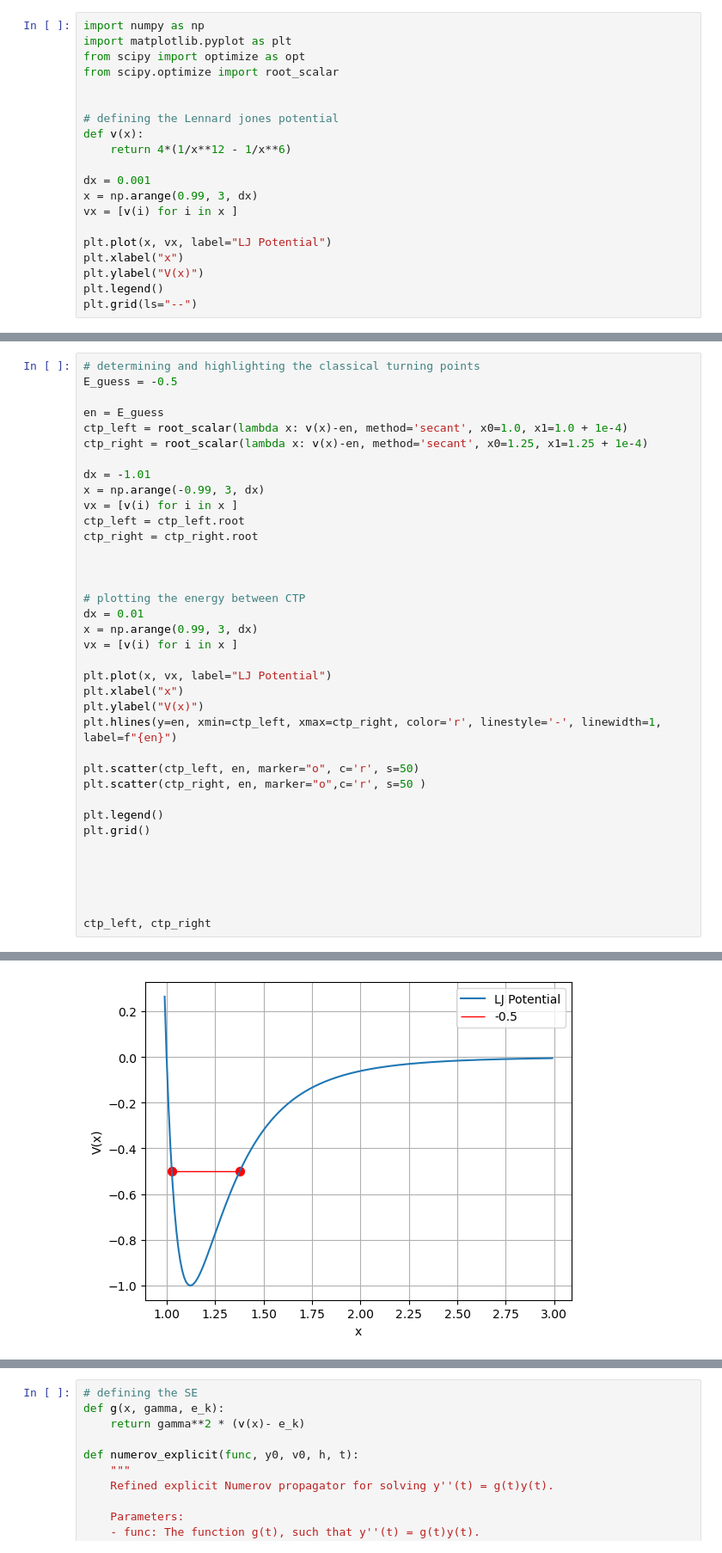
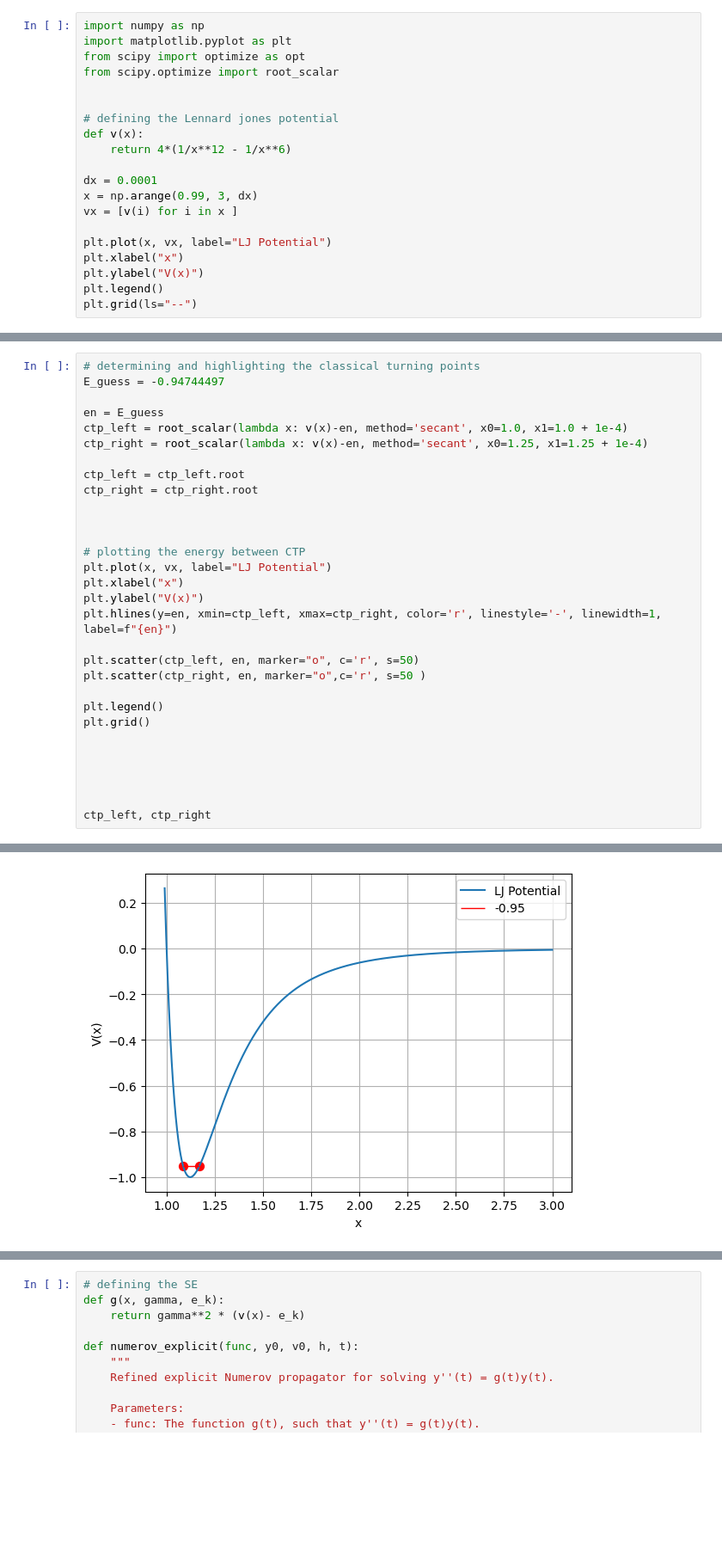
Before and after one commit to SoumyajeetMazumdar/CQMPP, a Jupyter notebook: #4/Q4_LJdimers.ipynb, the cells around one changed output, grey strips where cells are left out. Shown: that part at 86% size. Cells and saved outputs as stored; diff of their text form; blank space fills up the shorter version.

```diff
--- a/#4/Q4_LJdimers.ipynb
+++ b/#4/Q4_LJdimers.ipynb
@@ -9,7 +9,7 @@ from scipy.optimize import root_scalar
 def v(x):
     return 4*(1/x**12 - 1/x**6)
 
-dx = 0.001
+dx = 0.0001
 x = np.arange(0.99, 3, dx)
 vx = [v(i) for i in x ]
 
@@ -22,25 +22,18 @@ plt.grid(ls="--")
 [figure]
 # %%
 # determining and highlighting the classical turning points
-E_guess = -0.5
+E_guess = -0.94744497
 
 en = E_guess
 ctp_left = root_scalar(lambda x: v(x)-en, method='secant', x0=1.0, x1=1.0 + 1e-4)
 ctp_right = root_scalar(lambda x: v(x)-en, method='secant', x0=1.25, x1=1.25 + 1e-4)
 
-dx = -1.01
-x = np.arange(-0.99, 3, dx)
-vx = [v(i) for i in x ]
 ctp_left = ctp_left.root
 ctp_right = ctp_right.root
 
 
 
 # plotting the energy between CTP
-dx = 0.01
-x = np.arange(0.99, 3, dx)
-vx = [v(i) for i in x ]
-
 plt.plot(x, vx, label="LJ Potential")
 plt.xlabel("x")
 plt.ylabel("V(x)")
@@ -62,2 +55,2 @@ ctp_left, ctp_right
-[figure, old version]
+[figure, new version]
 # %%
```
Also changed, not shown: parts of 3 cells of this notebook.
